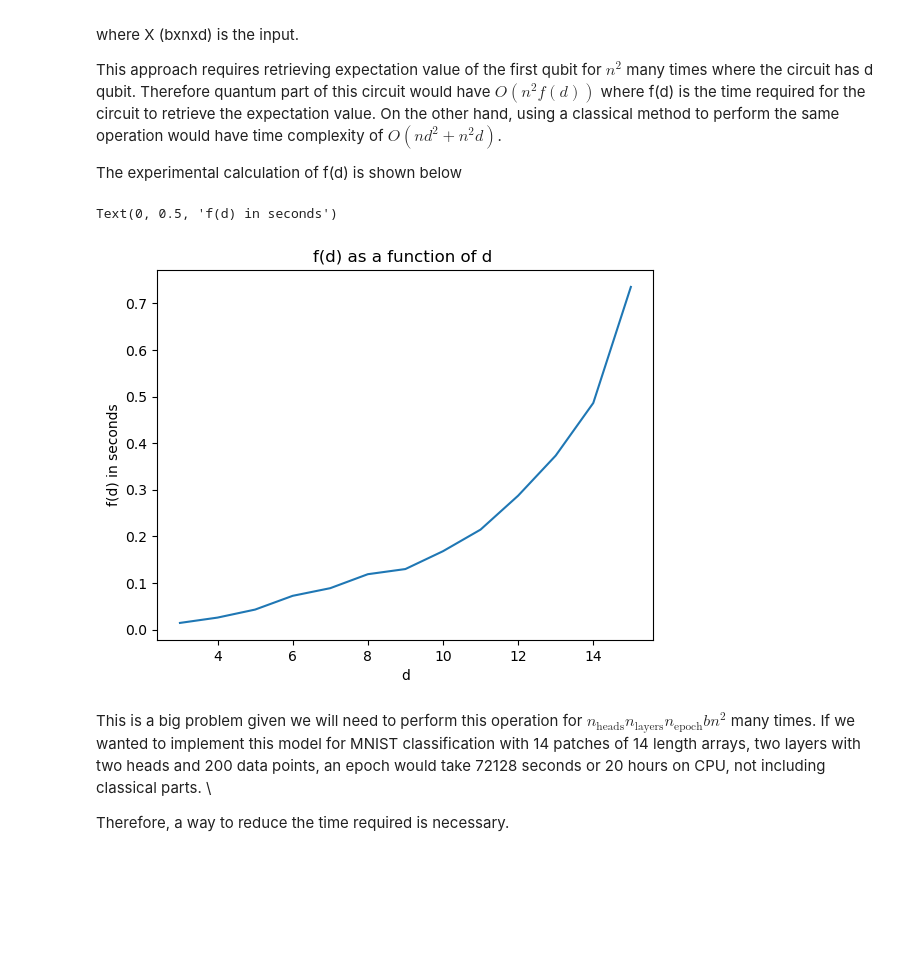
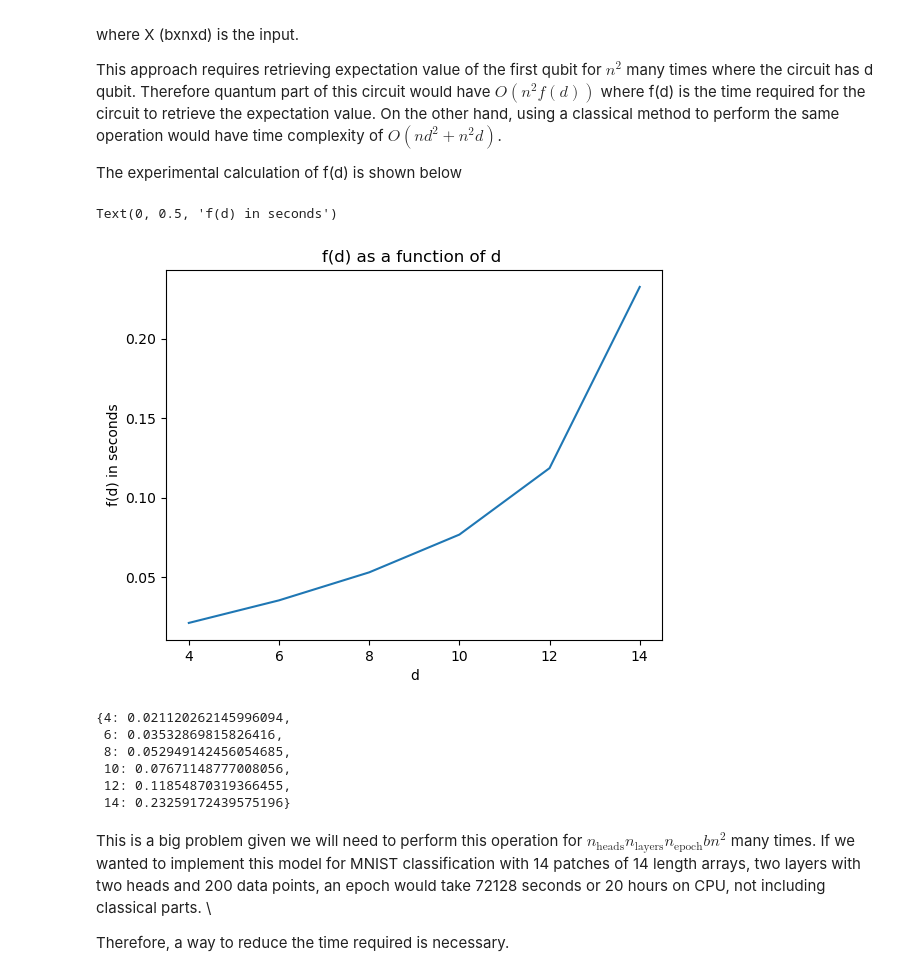
Before and after one commit to EyupBunlu/QViT_HEP_ML4Sci, a Jupyter notebook: Introduction.ipynb, the cells around one changed output. Drawn from its saved outputs; the diff is of its cells as text; code cells hidden in the pictures; blank space fills up the shorter version.

```diff
--- a/Introduction.ipynb
+++ b/Introduction.ipynb
@@ -183,24 +188,33 @@ On the other hand, using a classical method to perform the same operation would
 
 The experimental calculation of f(d) is shown below
 # %%
-t=[]
+t={}
 l=[]
 n=10
-for i in range(3,16):
+for i in range(4,16,2):
     X=convert_array(torch.rand(2,i))
-    A = circuit_to_layer(compute_attention_element,wires=list(range(i)),pars={'phi':(i**2-i)//2})
+    A = circuit_to_layer(compute_attention_element,wires=list(range(i)),pars={'phi':2*i-3})
     t_ = time.time()
     for _ in range(n):A(X.flatten())
-    t.append((time.time()-t_)/n)
+    t[i]= (time.time()-t_)/n
     l.append(i)
 
-plt.plot(l,t)
+plt.plot(t.keys(),[t[i] for i in t.keys()])
 plt.title("f(d) as a function of d ")
 plt.xlabel('d')
 plt.ylabel('f(d) in seconds')
 # %% [output]
 Text(0, 0.5, 'f(d) in seconds')
-[figure, old version]
+[figure, new version]
+# %%
+t
+# %% [output]
+{4: 0.021120262145996094,
+ 6: 0.03532869815826416,
+ 8: 0.052949142456054685,
+ 10: 0.07671148777008056,
+ 12: 0.11854870319366455,
+ 14: 0.23259172439575196}
 # %% [markdown]
 This is a big problem given we will need to perform this operation for $n_{\text{heads}}n_{\text{layers}}n_{\text{epoch}}bn^2$ many times. If we wanted to implement this model for MNIST classification with 14 patches of 14 length arrays, two layers with two heads and 200 data points, an epoch would take 72128 seconds or 20 hours on CPU, not including classical parts. \
 
```
Also changed, not shown: parts of 21 cells of this notebook, 2 other files.
